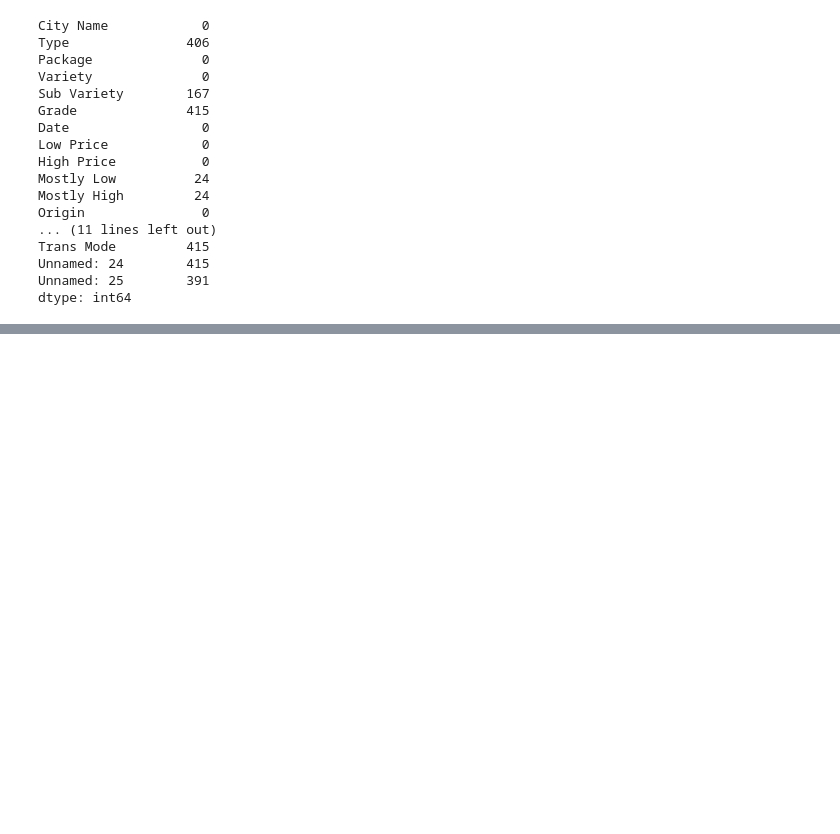
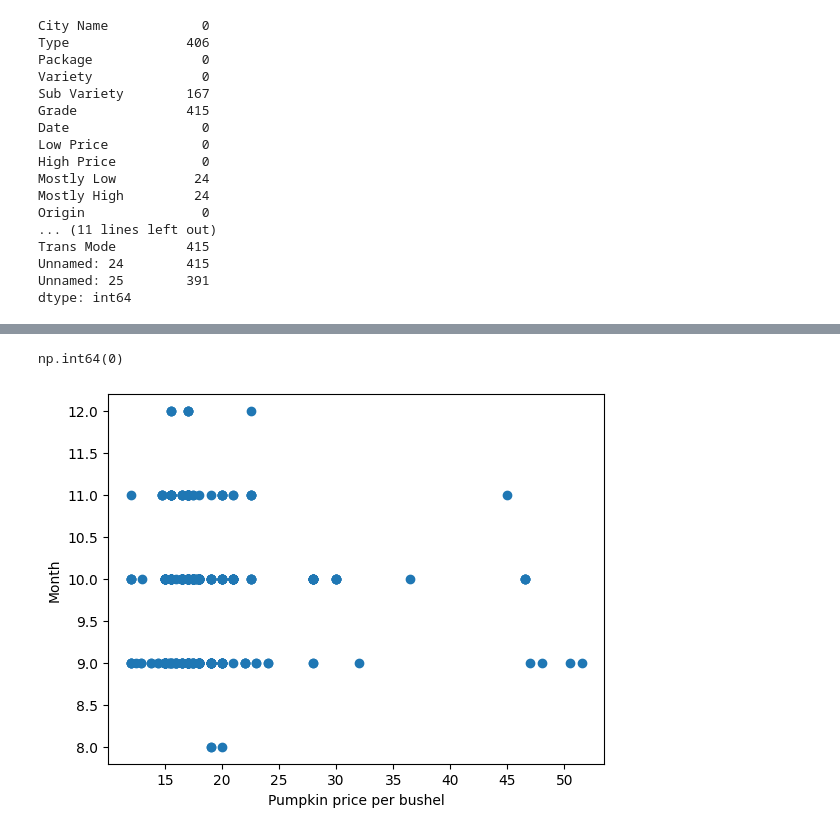
Before and after one commit to oluwatomi-olasoji/ml-for-beginners, a Jupyter notebook: 2-Regression/2-Data/notebook.ipynb, the cells around one changed output, grey strips where cells are left out. Cells and saved outputs as stored; diff of their text form; code cells hidden in the pictures; blank space fills up the shorter version.

Commit message:
Cleaning and analyzing pumpkin data

```diff
--- a/2-Regression/2-Data/notebook.ipynb
+++ b/2-Regression/2-Data/notebook.ipynb
@@ -62,0 +61,9 @@ dtype: int64
+# %%
+relevant_columns = ['Package', 'Month','Low Price', 'High Price', 'Date']
+pumpkins = pumpkins.drop([c for c in pumpkins.columns if c not in relevant_columns], axis = 1)
+# %%
+#calculating the average price from the high and low proce colums
+pumpkins['Price'] = (pumpkins['Low Price'] + pumpkins['High Price'])/2
+# %%
+#Get the month from the date column
+pumpkins['Month'] = pd.DatetimeIndex(pumpkins['Date']).month
@@ -62,0 +92,8 @@ dtype: int64
+# %%
+#There are two quanttiies of packaging, 1 1/2 bushel cartons and 1 1/9 bushel cartons
+# I will normalize them (make the price for both the price for 1 bushel cartons)
+pumpkins['Normalized Price'] = pumpkins['Price']
+
+pumpkins.loc[pumpkins['Package'].str.contains('1 1/9'), 'Normalized Price'] = pumpkins['Price'] / (10/9)
+
+pumpkins.loc[pumpkins['Package'].str.contains('1/2'), 'Normalized Price'] = pumpkins['Price'] / 0.5
@@ -62,0 +118,13 @@ dtype: int64
+# %%
+pumpkins['Normalized Price'].isnull().sum()
+# %% [output]
+np.int64(0)
+# %%
+import matplotlib.pyplot as plt
+
+plt.scatter(pumpkins['Price'] ,pumpkins['Month'])
+plt.xlabel('Pumpkin price per bushel')
+plt.ylabel('Month')
+plt.show()
+# %% [output]
+[figure, added]
```
Also changed, not shown: parts of 7 cells of this notebook.
